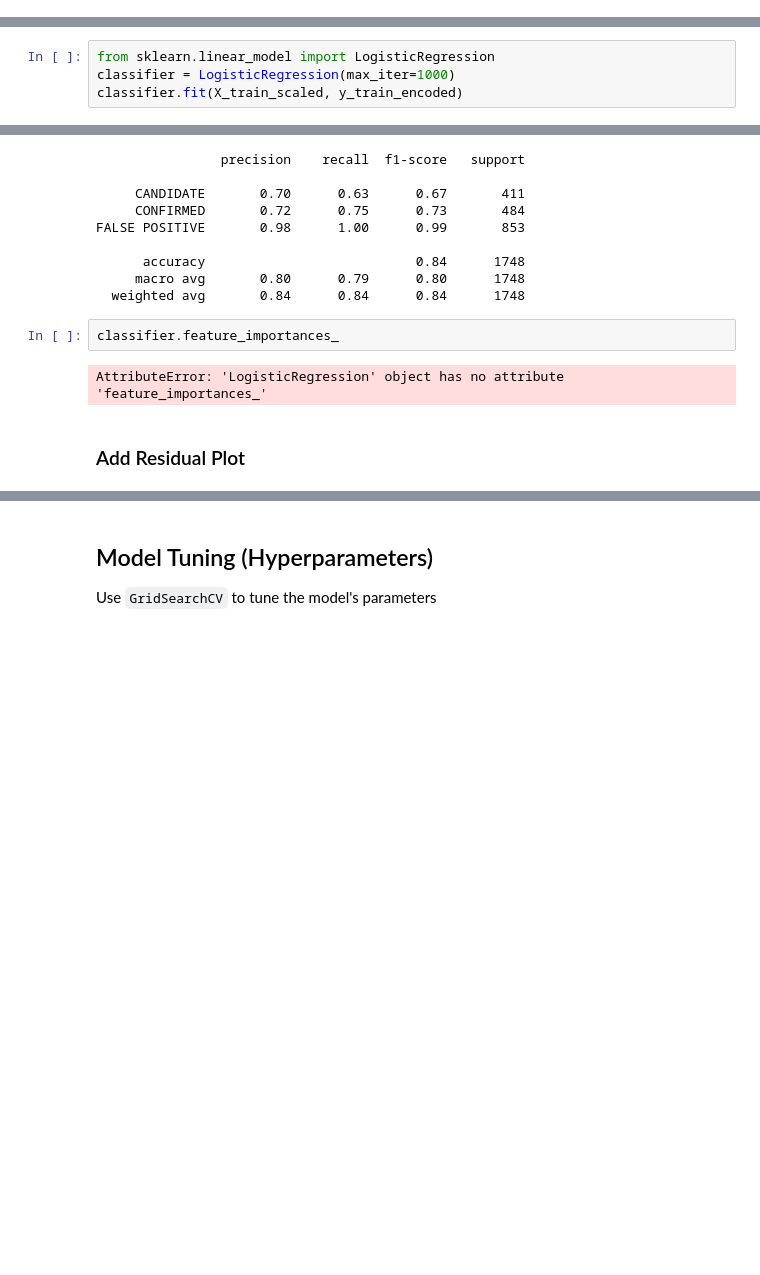
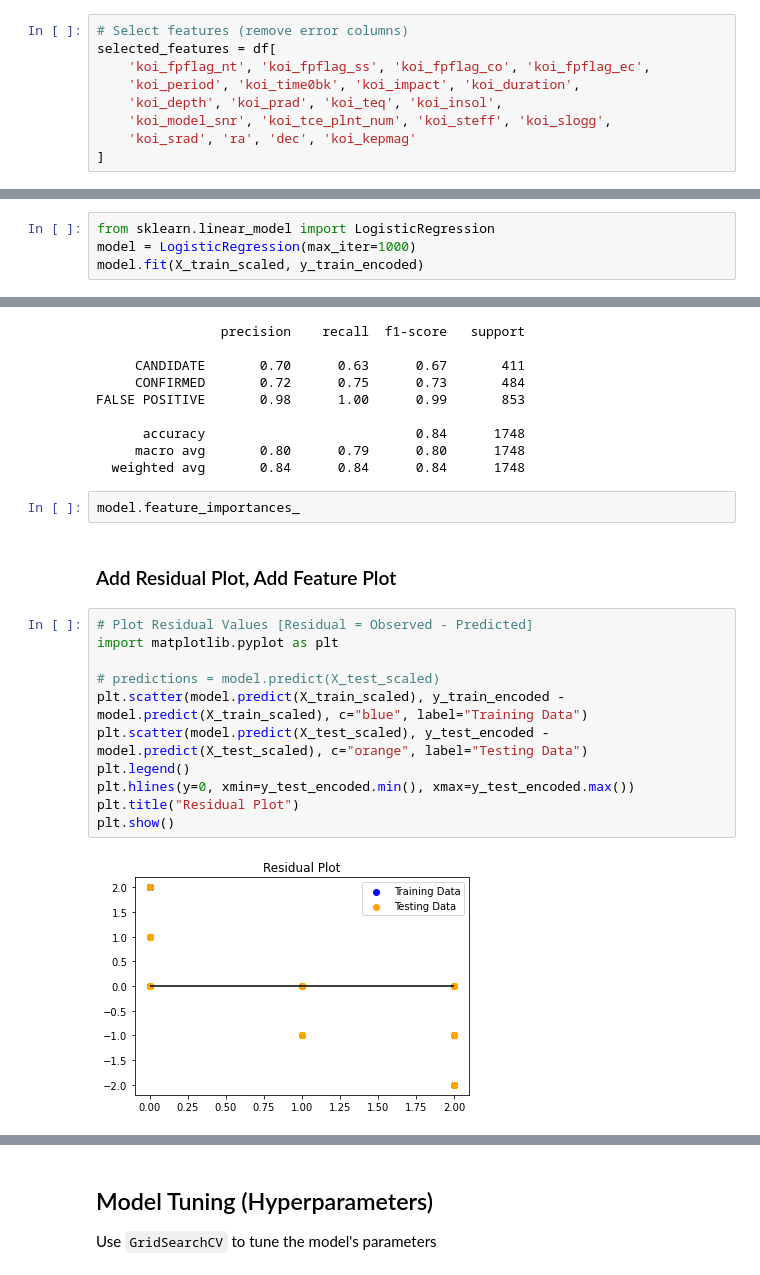
Before and after one commit to rperezme-data/H21_Machine-Learning-challenge, a Jupyter notebook: b_Models/model_00.ipynb, the cells around one changed output, grey strips where cells are left out. Saved outputs shown, nothing was run; the diff lists cells and outputs as text; blank space fills up the shorter version.

```diff
--- a/b_Models/model_00.ipynb
+++ b/b_Models/model_00.ipynb
@@ -58,3 +75,12 @@ selected_features = df[features]
+# %%
+# Select features (remove error columns)
+selected_features = df[
+    'koi_fpflag_nt', 'koi_fpflag_ss', 'koi_fpflag_co', 'koi_fpflag_ec',
+    'koi_period', 'koi_time0bk', 'koi_impact', 'koi_duration',
+    'koi_depth', 'koi_prad', 'koi_teq', 'koi_insol',
+    'koi_model_snr', 'koi_tce_plnt_num', 'koi_steff', 'koi_slogg',
+    'koi_srad', 'ra', 'dec', 'koi_kepmag'
+]
 # %% [markdown]
 ## Train / Test Split
 # %%
@@ -149,8 +175,8 @@ FALSE POSITIVE       0.72      0.85      0.78       853
   weighted avg       0.63      0.66      0.63      1748
 # %%
 from sklearn.linear_model import LogisticRegression
-classifier = LogisticRegression(max_iter=1000)
-classifier.fit(X_train_scaled, y_train_encoded)
+model = LogisticRegression(max_iter=1000)
+model.fit(X_train_scaled, y_train_encoded)
 # %% [output]
 LogisticRegression(max_iter=1000)
 # %%
@@ -182,8 +208,19 @@ FALSE POSITIVE       0.98      1.00      0.99       853
      macro avg       0.80      0.79      0.80      1748
   weighted avg       0.84      0.84      0.84      1748
 # %%
-classifier.feature_importances_
+model.feature_importances_
-# %% [output]
-AttributeError: 'LogisticRegression' object has no attribute 'feature_importances_'
 # %% [markdown]
-### Add Residual Plot
+### Add Residual Plot, Add Feature Plot
+# %%
+# Plot Residual Values [Residual = Observed - Predicted]
+import matplotlib.pyplot as plt
+
+# predictions = model.predict(X_test_scaled)
+plt.scatter(model.predict(X_train_scaled), y_train_encoded - model.predict(X_train_scaled), c="blue", label="Training Data")
+plt.scatter(model.predict(X_test_scaled), y_test_encoded - model.predict(X_test_scaled), c="orange", label="Testing Data")
+plt.legend()
+plt.hlines(y=0, xmin=y_test_encoded.min(), xmax=y_test_encoded.max())
+plt.title("Residual Plot")
+plt.show()
+# %% [output]
+[figure, added]
```
Also changed, not shown: parts of 21 cells of this notebook, 3 other files.
